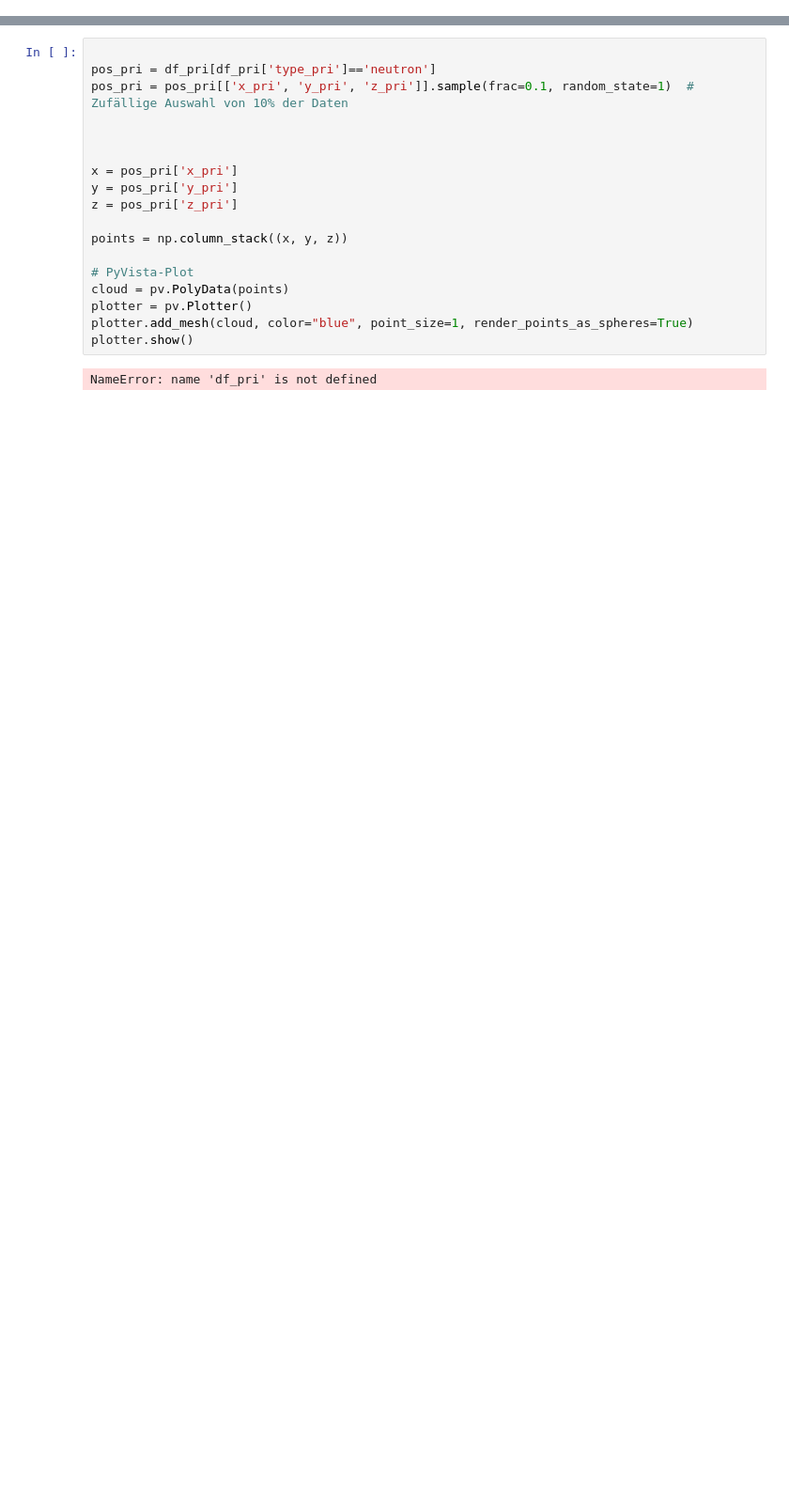
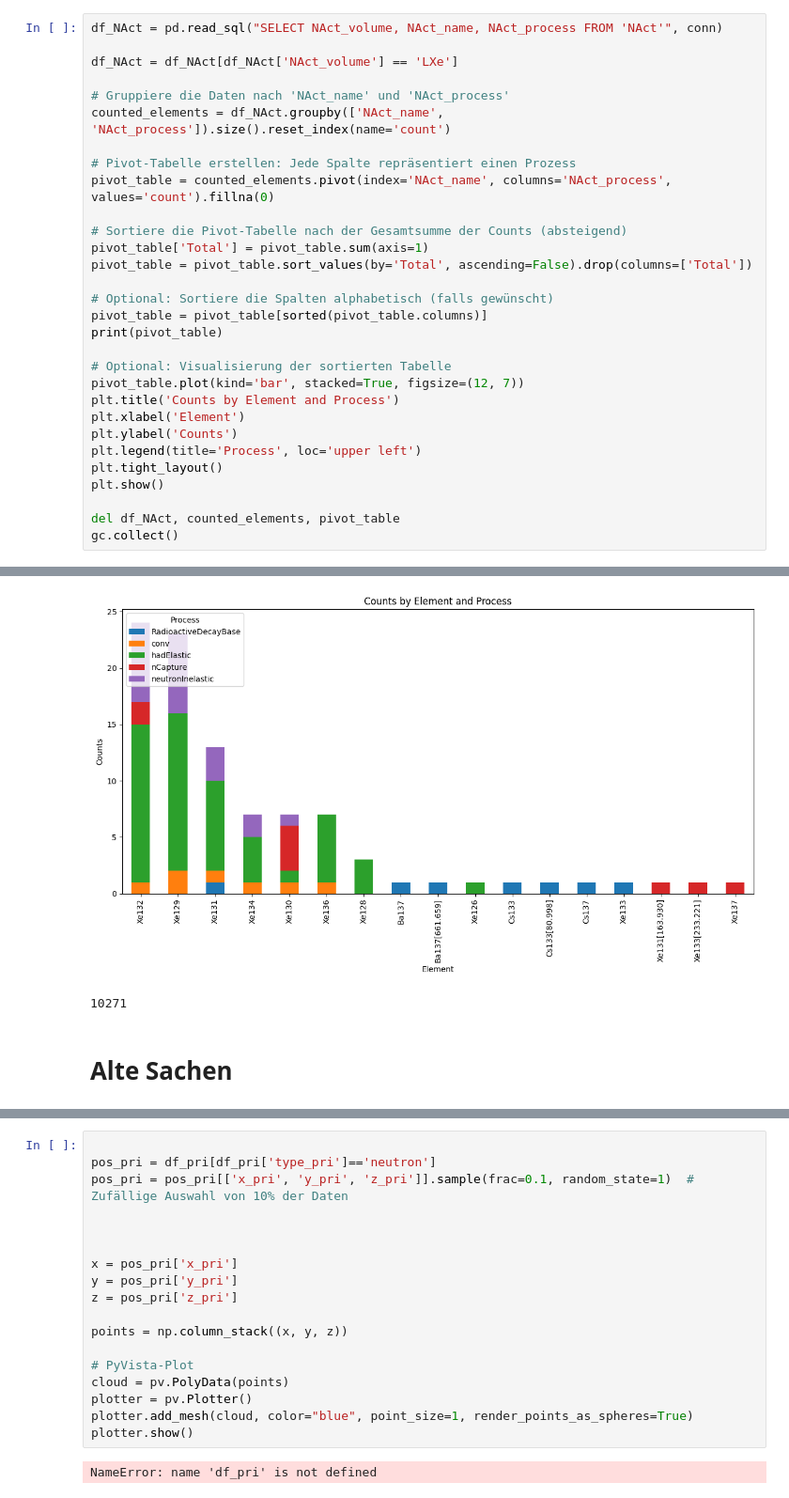
Before and after one commit to B-Koberg/XeSim, a Jupyter notebook: notebooks/NeutronShielding.ipynb, the cells around one changed output, grey strips where cells are left out. Shown at 94% size. Saved outputs shown, nothing was run; the diff lists cells and outputs as text; blank space fills up the shorter version.

```diff
--- a/notebooks/NeutronShielding.ipynb
+++ b/notebooks/NeutronShielding.ipynb
@@ -24,0 +251,31 @@ data = uproot.concatenate(f"{file_pattern}:events/events", library="ak")
+# %%
+df_NAct = pd.read_sql("SELECT NAct_volume, NAct_name, NAct_process FROM 'NAct'", conn)
+
+df_NAct = df_NAct[df_NAct['NAct_volume'] == 'LXe']
+
+# Gruppiere die Daten nach 'NAct_name' und 'NAct_process'
+counted_elements = df_NAct.groupby(['NAct_name', 'NAct_process']).size().reset_index(name='count')
+
+# Pivot-Tabelle erstellen: Jede Spalte repräsentiert einen Prozess
+pivot_table = counted_elements.pivot(index='NAct_name', columns='NAct_process', values='count').fillna(0)
+
+# Sortiere die Pivot-Tabelle nach der Gesamtsumme der Counts (absteigend)
+pivot_table['Total'] = pivot_table.sum(axis=1)
+pivot_table = pivot_table.sort_values(by='Total', ascending=False).drop(columns=['Total'])
+
+# Optional: Sortiere die Spalten alphabetisch (falls gewünscht)
+pivot_table = pivot_table[sorted(pivot_table.columns)]
+print(pivot_table)
+
+# Optional: Visualisierung der sortierten Tabelle
+pivot_table.plot(kind='bar', stacked=True, figsize=(12, 7))
+plt.title('Counts by Element and Process')
+plt.xlabel('Element')
+plt.ylabel('Counts')
+plt.legend(title='Process', loc='upper left')
+plt.tight_layout()
+plt.show()
+
+del df_NAct, counted_elements, pivot_table
+gc.collect()
+# %% [output]
@@ -24,0 +299,4 @@ data = uproot.concatenate(f"{file_pattern}:events/events", library="ak")
+[figure, added]
+10271
+# %% [markdown]
+# Alte Sachen
```
Also changed, not shown: parts of 23 cells of this notebook, 4 other files.
